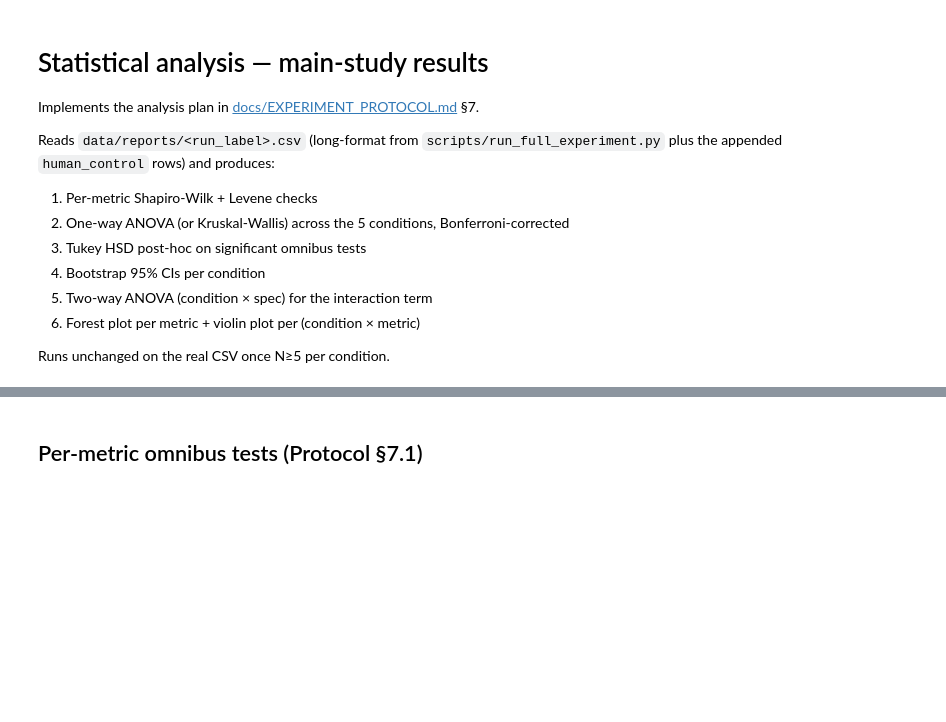
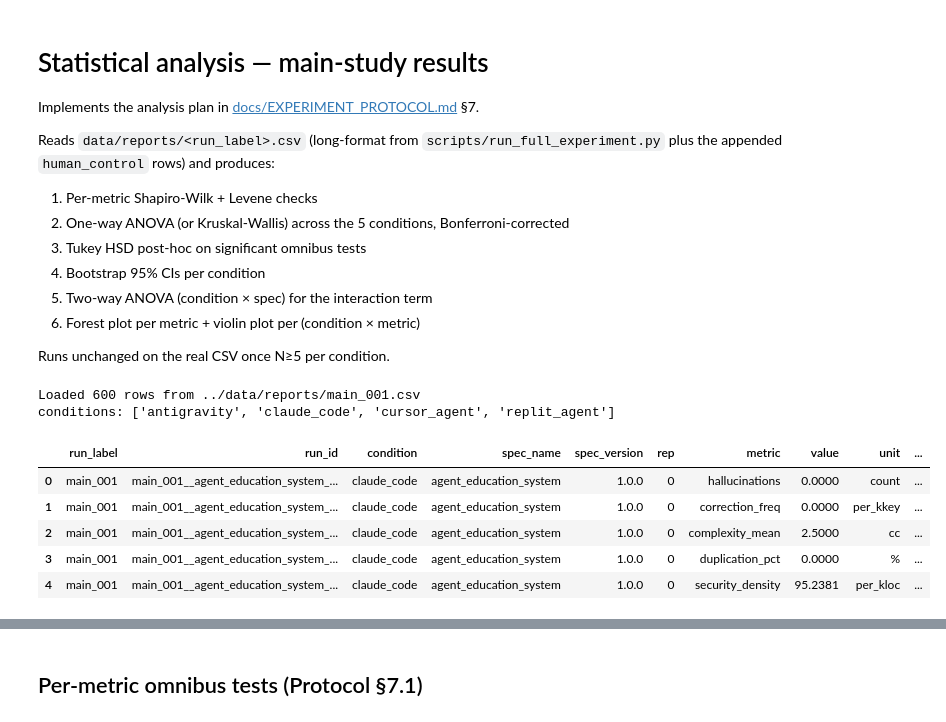
Before and after one commit to dominicrume/NEW-enterprise-ai-code-quality-auditor, a Jupyter notebook: notebooks/statistical_analysis.ipynb, the cells around one changed output, grey strips where cells are left out. Saved outputs shown, nothing was run; the diff lists cells and outputs as text; code cells hidden in the pictures; blank space fills up the shorter version.

```diff
--- a/notebooks/statistical_analysis.ipynb
+++ b/notebooks/statistical_analysis.ipynb
@@ -16,26 +16,36 @@ Runs unchanged on the real CSV once N≥5 per condition.
 # %%
 import warnings
 from pathlib import Path
 
 import numpy as np
 import pandas as pd
 import matplotlib.pyplot as plt
 from scipy import stats
-from statsmodels.stats.multicomp import pairwise_tukeyhsd
+import scikit_posthocs as sp           # Dunn's post-hoc (pre-registered for Kruskal-Wallis)
 import statsmodels.formula.api as smf
 import statsmodels.api as sm
 
 warnings.filterwarnings('ignore')
 pd.set_option('display.float_format', lambda v: f'{v:.4f}')
 
-RUN_LABEL = 'main_study_run_001'
+RUN_LABEL = 'main_001'                  # headline CSV: data/reports/main_001.csv
 CSV = Path('..') / 'data' / 'reports' / f'{RUN_LABEL}.csv'
 ALPHA_PER_METRIC = 0.01        # Bonferroni: 0.05 / 5 metrics
 BOOTSTRAP_RESAMPLES = 10_000
 
 df = pd.read_csv(CSV) if CSV.exists() else pd.DataFrame()
 print(f'Loaded {len(df)} rows from {CSV}')
+print('conditions:', sorted(df.condition.unique()) if len(df) else '(none)')
 df.head()
+# %% [output]
+Loaded 600 rows from ../data/reports/main_001.csv
+conditions: ['antigravity', 'claude_code', 'cursor_agent', 'replit_agent']
+|  | run_label | run_id | condition | spec_name | spec_version | rep | metric | value | unit | ... |
+| 0 | main_001 | main_001__agent_education_system_... | claude_code | agent_education_system | 1.0.0 | 0 | hallucinations | 0.0000 | count | ... |
+| 1 | main_001 | main_001__agent_education_system_... | claude_code | agent_education_system | 1.0.0 | 0 | correction_freq | 0.0000 | per_kkey | ... |
+| 2 | main_001 | main_001__agent_education_system_... | claude_code | agent_education_system | 1.0.0 | 0 | complexity_mean | 2.5000 | cc | ... |
+| 3 | main_001 | main_001__agent_education_system_... | claude_code | agent_education_system | 1.0.0 | 0 | duplication_pct | 0.0000 | % | ... |
+| 4 | main_001 | main_001__agent_education_system_... | claude_code | agent_education_system | 1.0.0 | 0 | security_density | 95.2381 | per_kloc | ... |
 # %%
 # Quick sanity: do we have enough data?
 if df.empty:
```
Also changed, not shown: parts of 10 cells of this notebook, 14 other files.
